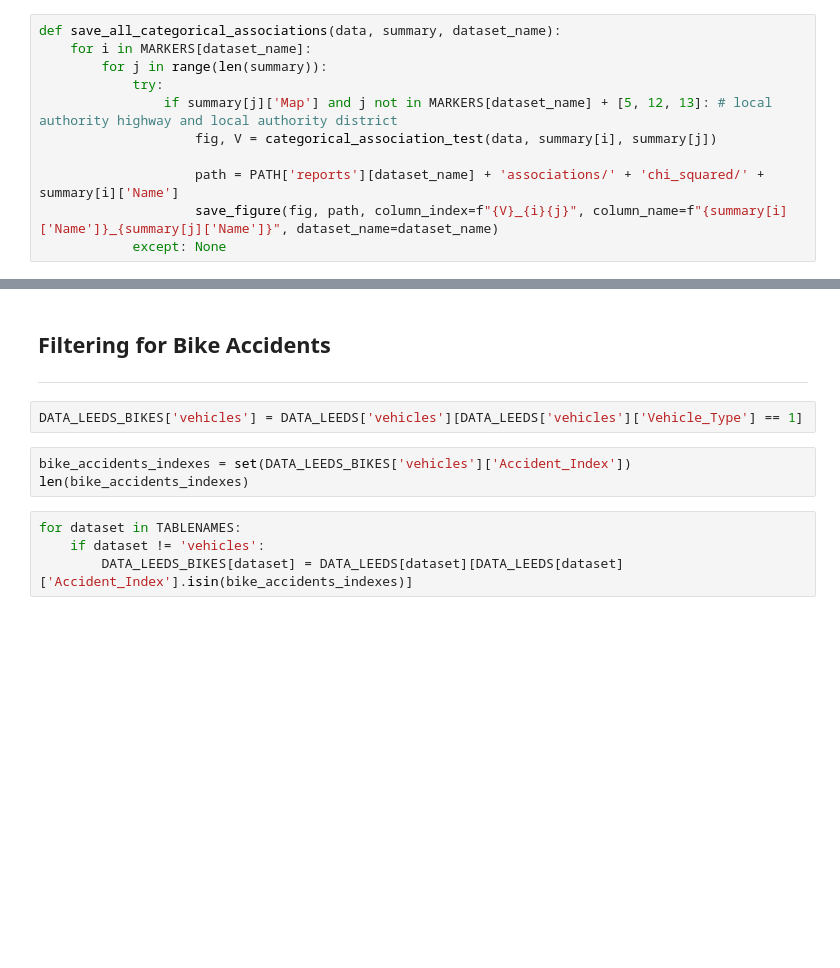
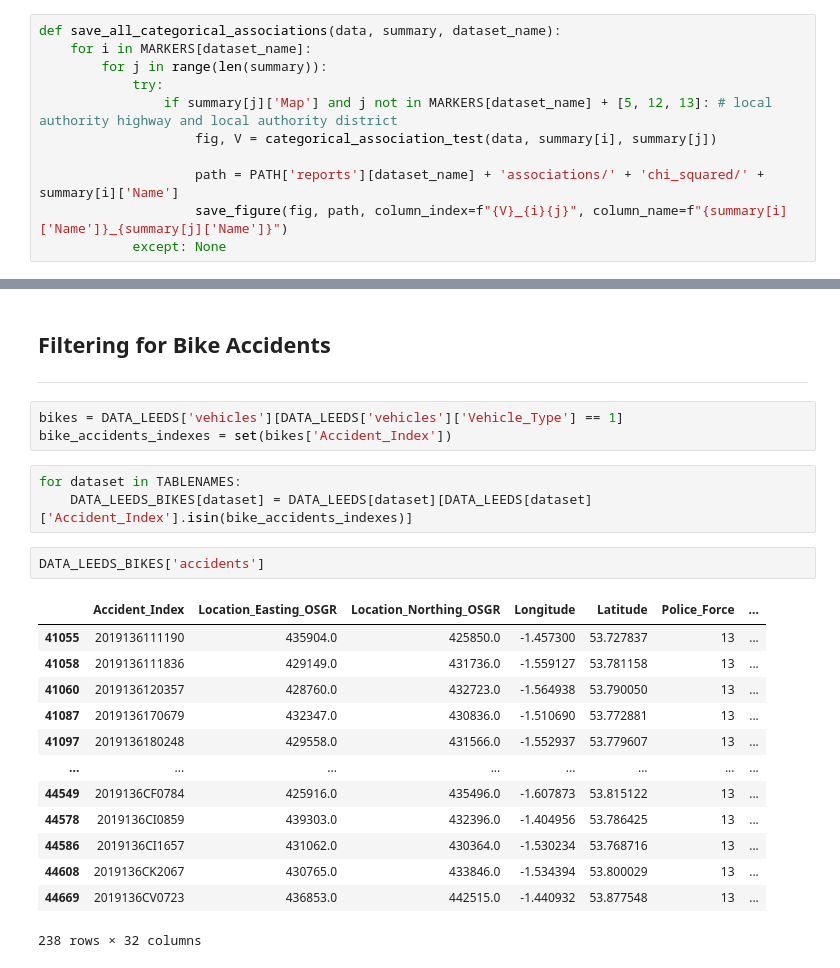
Before and after one commit to mikasenghaas/fyp2021p01g09, a Jupyter notebook: notebooks/final.ipynb, the cells around one changed output, grey strips where cells are left out. Saved outputs shown, nothing was run; the diff lists cells and outputs as text; blank space fills up the shorter version.

Commit message:
Implemented on first external dataset

```diff
--- a/notebooks/final.ipynb
+++ b/notebooks/final.ipynb
@@ -686,7 +686,7 @@ def save_all_categorical_associations(data, summary, dataset_name):
                     fig, V = categorical_association_test(data, summary[i], summary[j])
 
                     path = PATH['reports'][dataset_name] + 'associations/' + 'chi_squared/' + summary[i]['Name']
-                    save_figure(fig, path, column_index=f"{V}_{i}{j}", column_name=f"{summary[i]['Name']}_{summary[j]['Name']}", dataset_name=dataset_name)
+                    save_figure(fig, path, column_index=f"{V}_{i}{j}", column_name=f"{summary[i]['Name']}_{summary[j]['Name']}")
             except: None
 # %%
 %%capture
@@ -746,11 +787,24 @@ def save_map(map_, index, name):
 ## Filtering for Bike Accidents
 ---
 # %%
-DATA_LEEDS_BIKES['vehicles'] = DATA_LEEDS['vehicles'][DATA_LEEDS['vehicles']['Vehicle_Type'] == 1]
+bikes = DATA_LEEDS['vehicles'][DATA_LEEDS['vehicles']['Vehicle_Type'] == 1]
+bike_accidents_indexes = set(bikes['Accident_Index'])
-# %%
-bike_accidents_indexes = set(DATA_LEEDS_BIKES['vehicles']['Accident_Index'])
-len(bike_accidents_indexes)
 # %%
 for dataset in TABLENAMES:
-    if dataset != 'vehicles':
-        DATA_LEEDS_BIKES[dataset] = DATA_LEEDS[dataset][DATA_LEEDS[dataset]['Accident_Index'].isin(bike_accidents_indexes)]
+    DATA_LEEDS_BIKES[dataset] = DATA_LEEDS[dataset][DATA_LEEDS[dataset]['Accident_Index'].isin(bike_accidents_indexes)]
+# %%
+DATA_LEEDS_BIKES['accidents']
+# %% [output]
+|  | Accident_Index | Location_Easting_OSGR | Location_Northing_OSGR | Longitude | Latitude | Police_Force | ... |
+| 41055 | 2019136111190 | 435904.0 | 425850.0 | -1.457300 | 53.727837 | 13 | ... |
+| 41058 | 2019136111836 | 429149.0 | 431736.0 | -1.559127 | 53.781158 | 13 | ... |
+| 41060 | 2019136120357 | 428760.0 | 432723.0 | -1.564938 | 53.790050 | 13 | ... |
+| 41087 | 2019136170679 | 432347.0 | 430836.0 | -1.510690 | 53.772881 | 13 | ... |
+| 41097 | 2019136180248 | 429558.0 | 431566.0 | -1.552937 | 53.779607 | 13 | ... |
+| ... | ... | ... | ... | ... | ... | ... | ... |
+| 44549 | 2019136CF0784 | 425916.0 | 435496.0 | -1.607873 | 53.815122 | 13 | ... |
+| 44578 | 2019136CI0859 | 439303.0 | 432396.0 | -1.404956 | 53.786425 | 13 | ... |
+| 44586 | 2019136CI1657 | 431062.0 | 430364.0 | -1.530234 | 53.768716 | 13 | ... |
+| 44608 | 2019136CK2067 | 430765.0 | 433846.0 | -1.534394 | 53.800029 | 13 | ... |
+| 44669 | 2019136CV0723 | 436853.0 | 442515.0 | -1.440932 | 53.877548 | 13 | ... |
+238 rows × 32 columns
```
Also changed, not shown: parts of 29 cells of this notebook, 1 other file.
